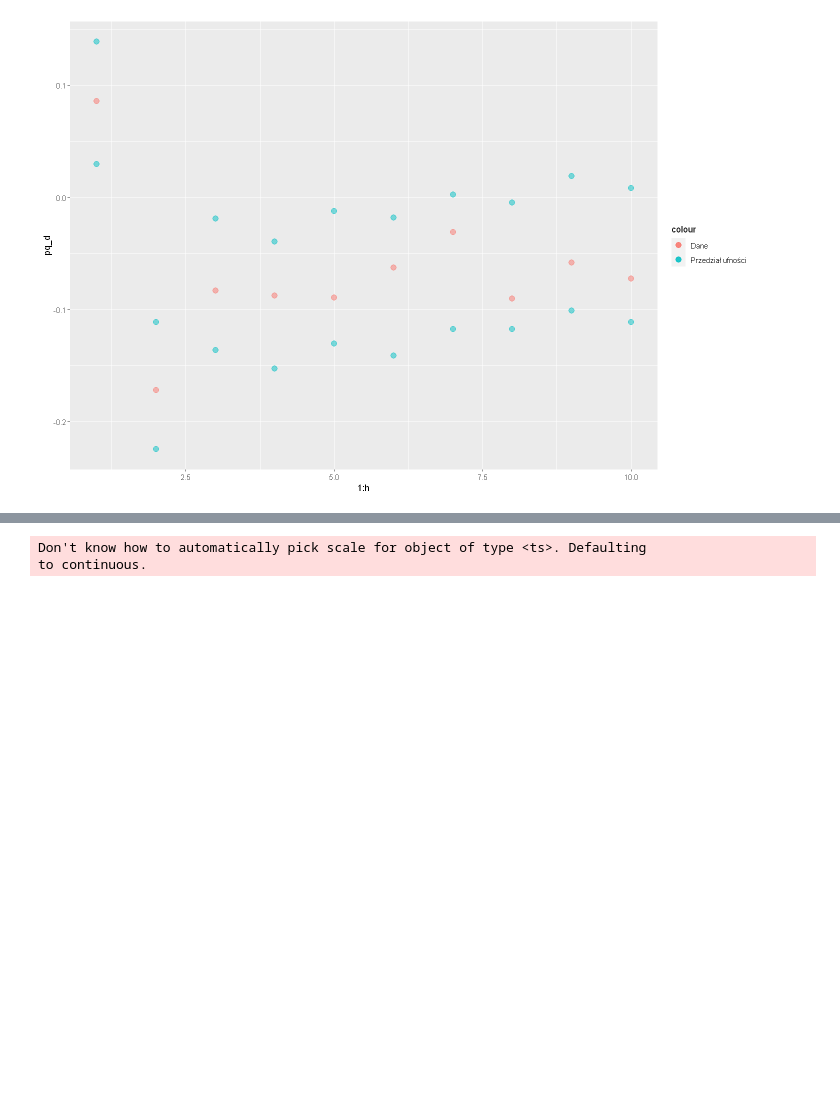
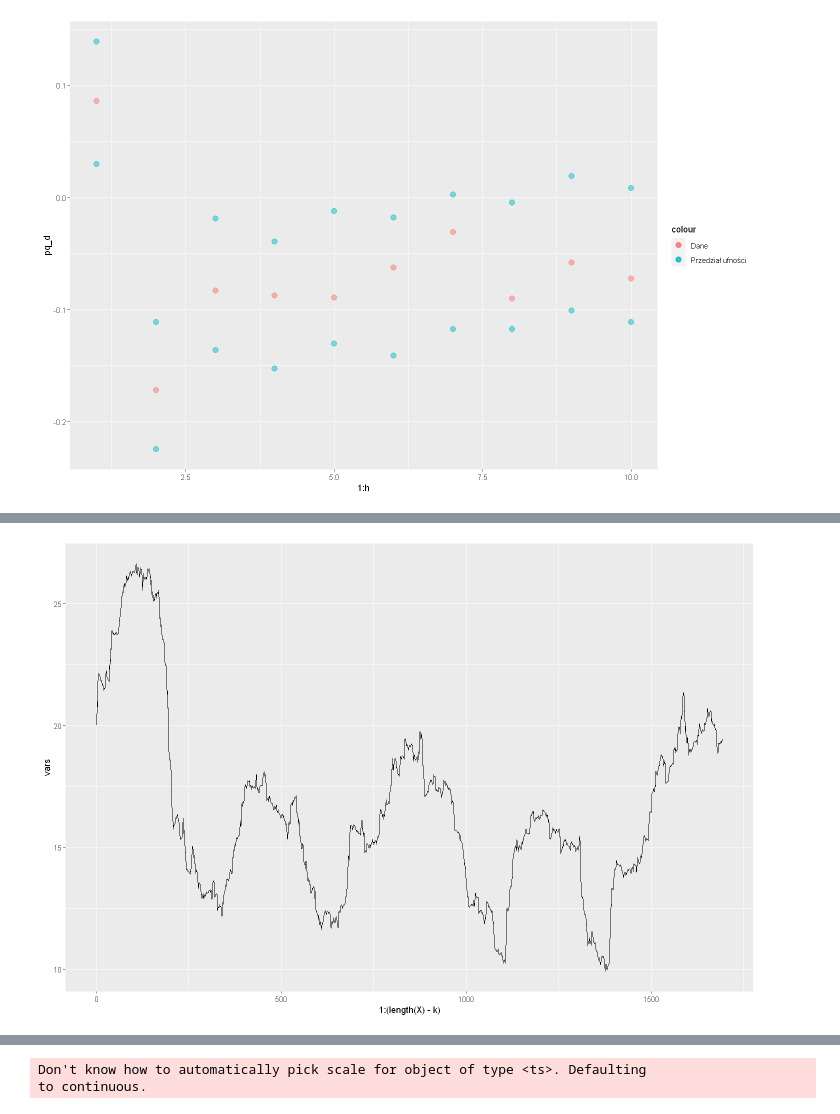
Before and after one commit to Szymex49/ARMA_temperature_modelling, a Jupyter notebook: R.ipynb, the cells around one changed output, grey strips where cells are left out. Saved outputs shown, nothing was run; the diff lists cells and outputs as text; code cells hidden in the pictures; blank space fills up the shorter version.

```diff
--- a/R.ipynb
+++ b/R.ipynb
@@ -17,6 +17,7 @@ analysis <- function(X, Y, display_plot=TRUE){
         ggplot() + geom_point(aes(x=X, y=Y))
     }
 }
+
 
 regression <- function(X, Y, display_plot=TRUE){
     r <- cor(X, Y, use="pairwise.complete.obs")
@@ -35,6 +36,7 @@ regression <- function(X, Y, display_plot=TRUE){
 
     return(c(a, b))
 }
+
 
 cor_plot <- function(Xt, type="acf", h=30){
     cors <- acf(Xt, plot=FALSE, lag.max=h)
@@ -59,6 +61,18 @@ cor_plot <- function(Xt, type="acf", h=30){
     }
     show(plt)
 }
+
+
+pvar <- function(X, k, plot=FALSE){
+    vars <- c()
+    for (i in 1:(length(X) - k)){
+        vars <- append(vars, var(X[i:(i+k)]))
+    }
+    if (plot){
+        plt <- ggplot() + geom_line(aes(1:(length(X) - k), vars))
+        show(plt)
+    }
+}
 # %%
 data <- read.csv("data/data.csv")
 data
@@ -205,0 +231,4 @@ ggplot() +
+# %%
+vars <- pvar(residuals, 200, TRUE)
+# %% [output]
+[figure, added]
```
Also changed, not shown: parts of 7 cells of this notebook, 1 other file.
